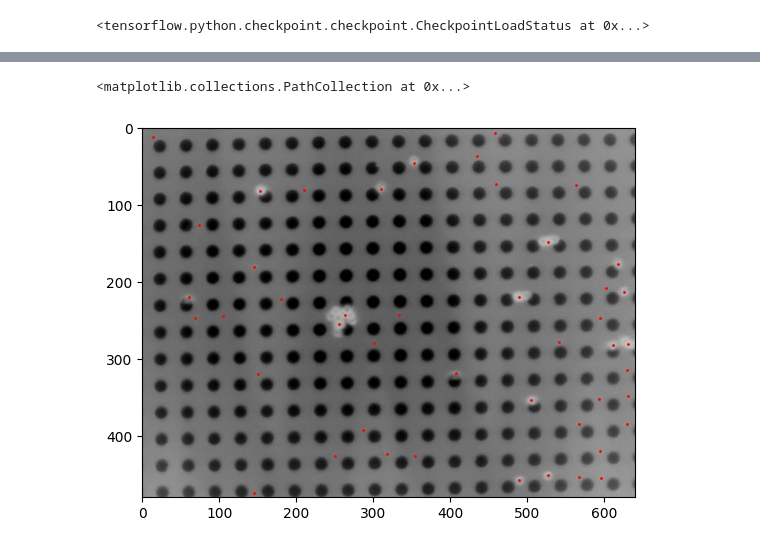
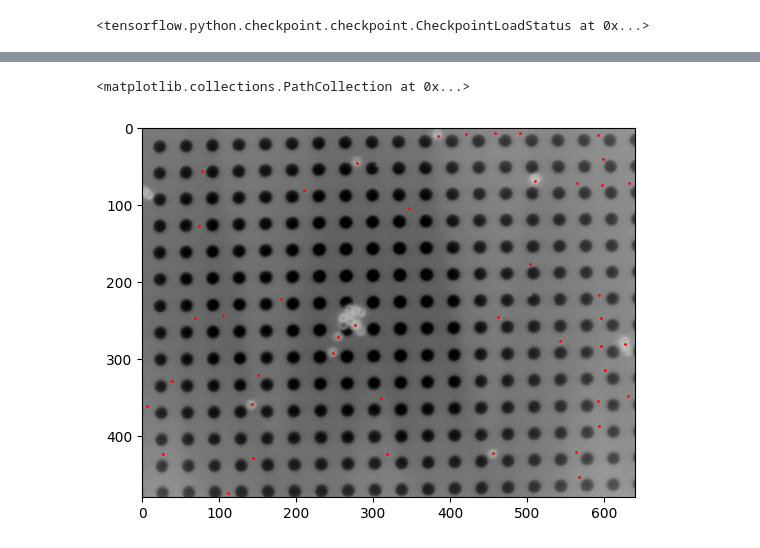
Before and after one commit to bucket420/ParticleTracking, a Jupyter notebook: track.ipynb, the cells around one changed output, grey strips where cells are left out. Drawn from its saved outputs; the diff is of its cells as text; code cells hidden in the pictures.

```diff
--- a/track.ipynb
+++ b/track.ipynb
@@ -26,7 +26,7 @@ import skimage
 # %%
 # frames = extract_frames("data\\videos\\025Hz-01.avi")
 model = LodeSTAR(input_shape=(None, None, 3))
-model.load_weights("models\model\weights")
+model.load_weights("models\detection\weights")
 # %% [output]
 <tensorflow.python.checkpoint.checkpoint.CheckpointLoadStatus at 0x...>
 # %%
@@ -37,7 +37,7 @@ cutoff = 0.999
 scale = 0.294
 fps = 56.95
 # %%
-sample = extract_frames("D:\\OneDrive\\Desktop\\All\\magnetlab\\20230718\\24HzRMy1M270.avi")[44]
+sample = extract_frames("D:\\OneDrive\\Desktop\\All\\magnetlab\\20230718\\22HzRMy1M270.avi")[30]
 sample_detections = detect_frame(sample, model, alpha=alpha, beta=beta, cutoff=cutoff)
 plt.imshow(sample)
 plt.scatter(sample_detections[:, 1], sample_detections[:, 0], color="r", s=1)
@@ -46,2 +46,2 @@ plt.scatter(sample_detections[:, 1], sample_detections[:, 0], color="r", s=1)
 <matplotlib.collections.PathCollection at 0x...>
-[figure, old version]
+[figure, new version]
```
Also changed, not shown: parts of 4 cells of this notebook, 7 other files.
